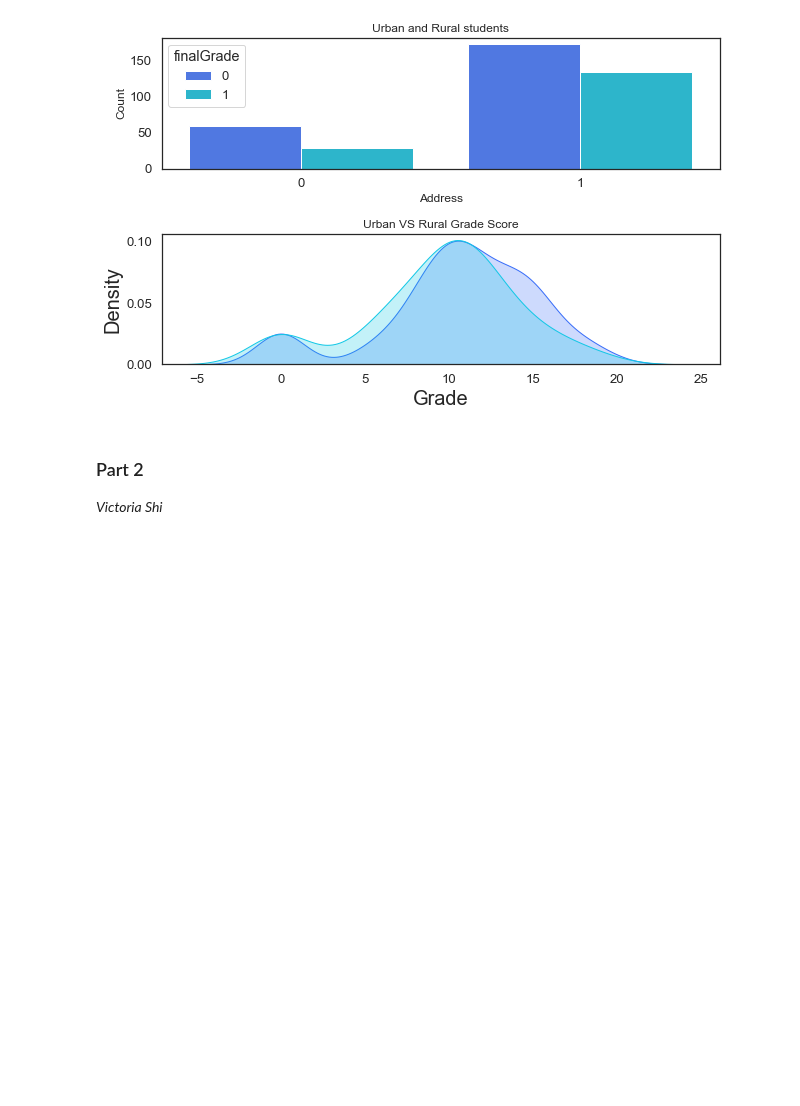
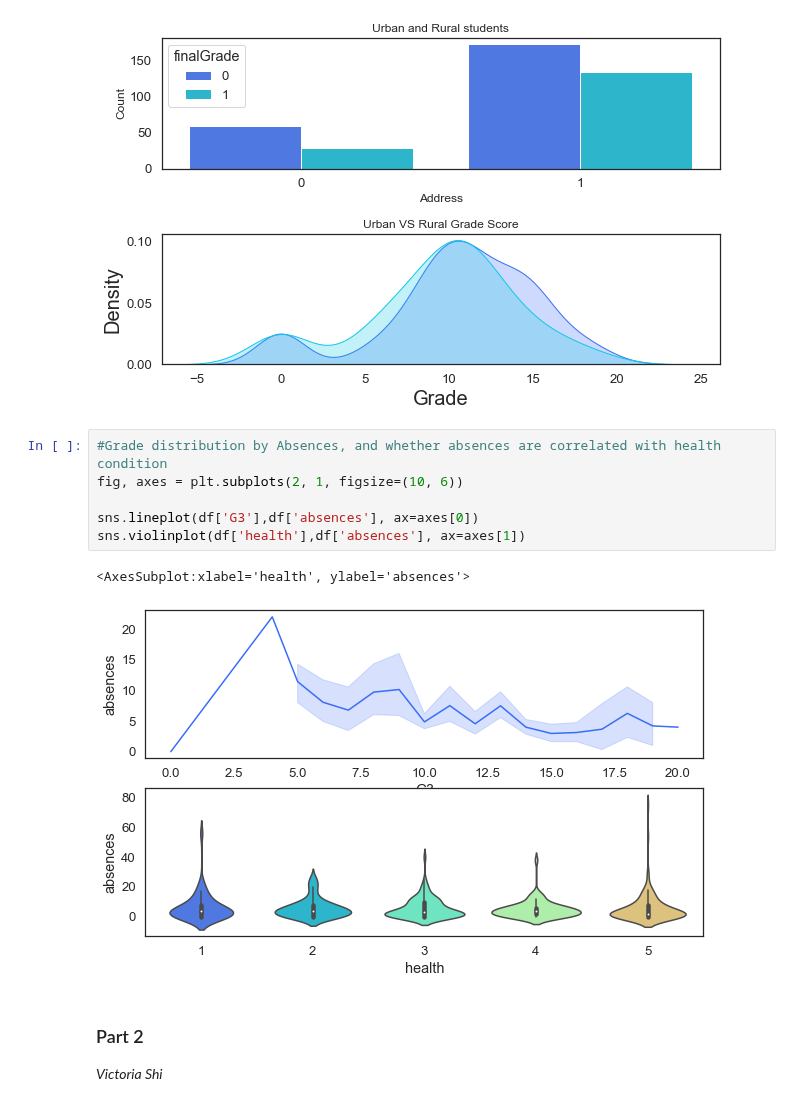
Before and after one commit to zshi719/student_grade_prediction, a Jupyter notebook: Project Code Template.ipynb, the cells around one changed output. Drawn from its saved outputs; the diff is of its cells as text; blank space fills up the shorter version.

```diff
--- a/Project Code Template.ipynb
+++ b/Project Code Template.ipynb
@@ -389,6 +391,15 @@ plt.ylabel('Density', fontsize = 20)
 plt.show()
 # %% [output]
 [figure]
+# %%
+#Grade distribution by Absences, and whether absences are correlated with health condition
+fig, axes = plt.subplots(2, 1, figsize=(10, 6))
+
+sns.lineplot(df['G3'],df['absences'], ax=axes[0])
+sns.violinplot(df['health'],df['absences'], ax=axes[1])
+# %% [output]
+<AxesSubplot:xlabel='health', ylabel='absences'>
+[figure, added]
 # %% [markdown]
 ### Part 2
 *Victoria Shi*
```
Also changed, not shown: parts of 1 cell of this notebook.
